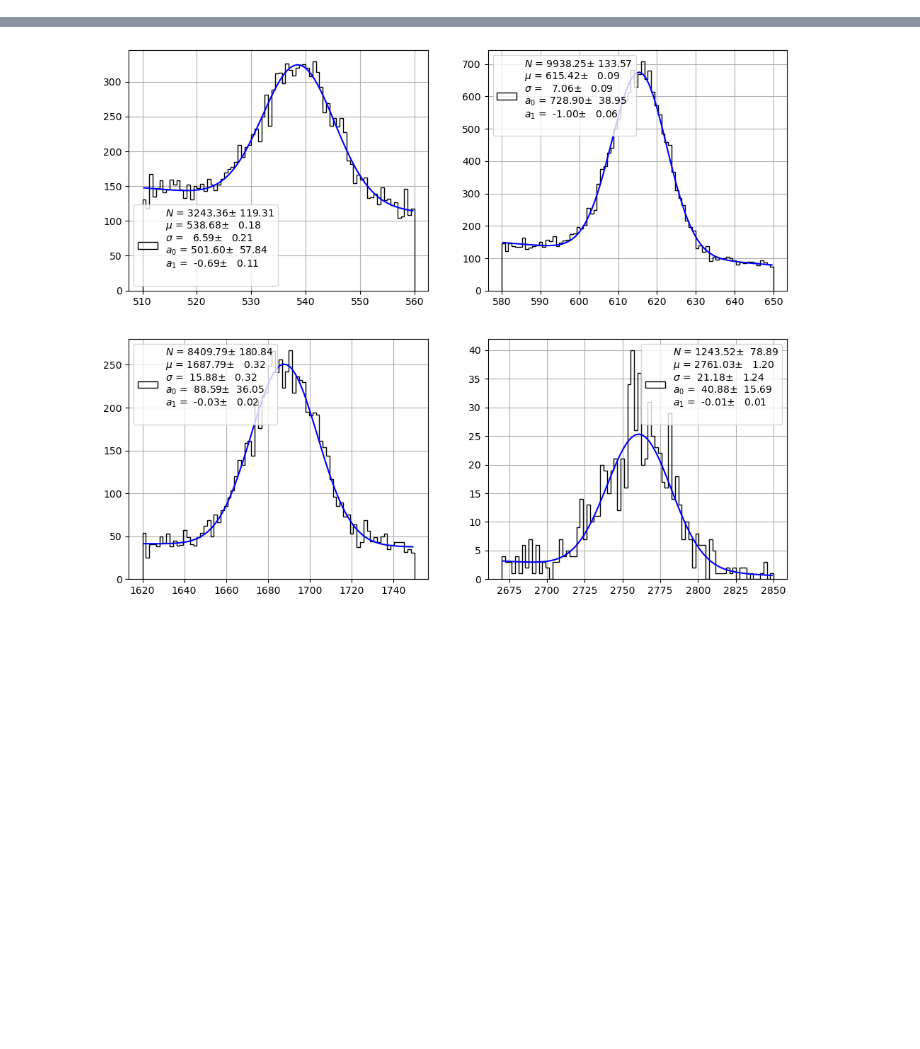
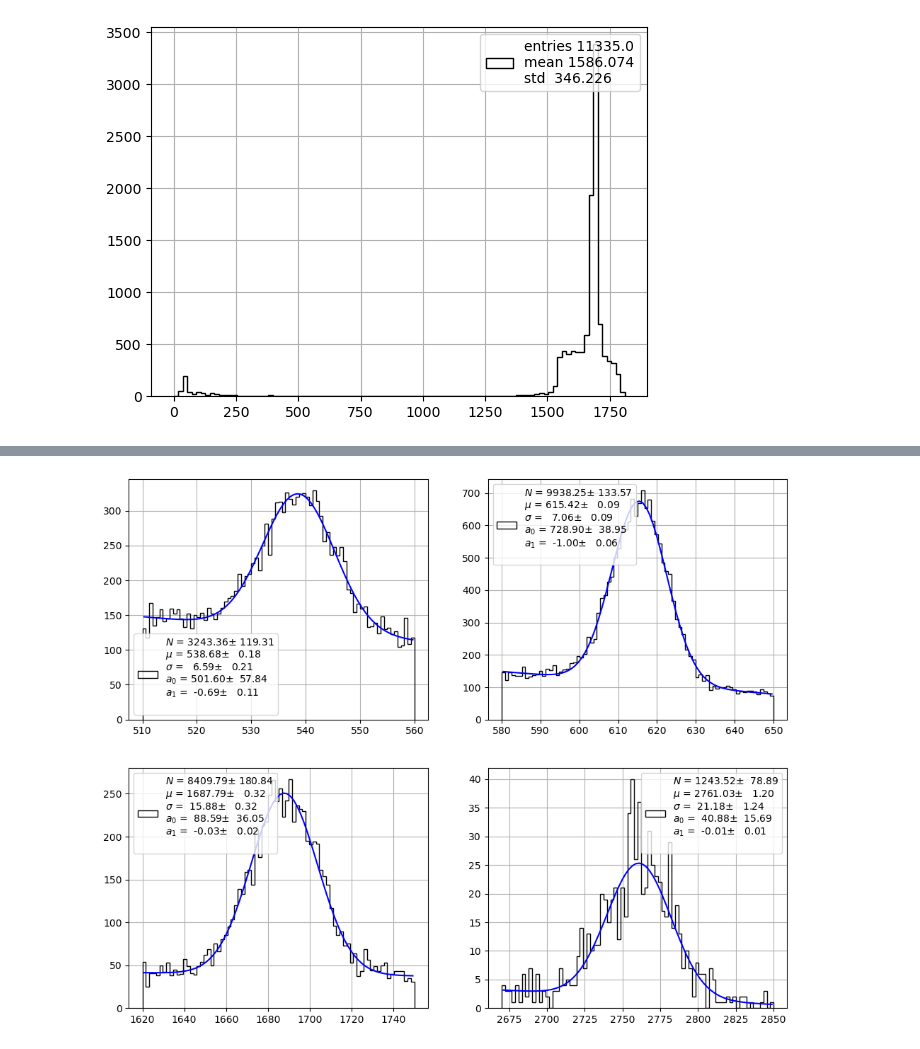
Before and after one commit to jahernando/nextana, a Jupyter notebook: NB/he100/he100_peaks_hits.ipynb, the cells around one changed output, grey strips where cells are left out. Drawn from its saved outputs; the diff is of its cells as text; code cells hidden in the pictures; blank space fills up the shorter version.

```diff
--- a/NB/he100/he100_peaks_hits.ipynb
+++ b/NB/he100/he100_peaks_hits.ipynb
@@ -83,0 +175,15 @@ hits
+# %%
+### HERE
+### remove the energy of the scatter out hits
+
+def esum_scatter_out_hits(df):
+    sel = df.cluster_id_in <= 0
+    if (sum(sel) <= 0): return 0.
+    esum = np.sum(df[sel].Ec)
+    return esum
+# %%
+eout = hits_de.groupby(['event']).apply(esum_scatter_out_hits)
+# %%
+pltext.hist(eout, 100);
+# %% [output]
+[figure, added]
```
Also changed, not shown: parts of 85 cells of this notebook, 4 other files.
